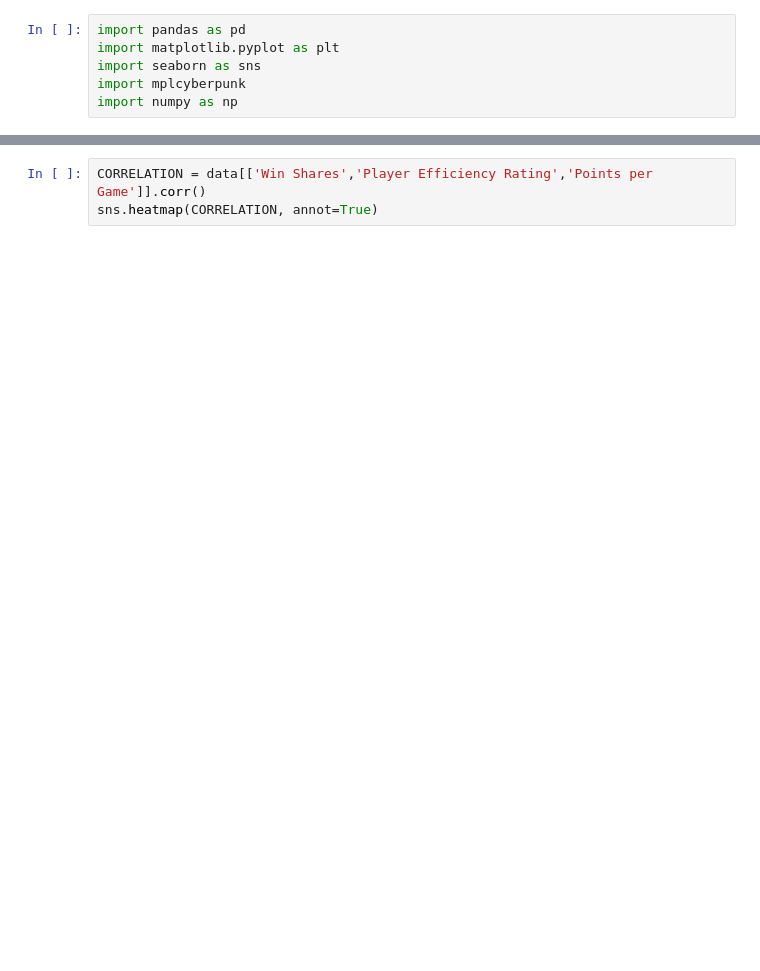
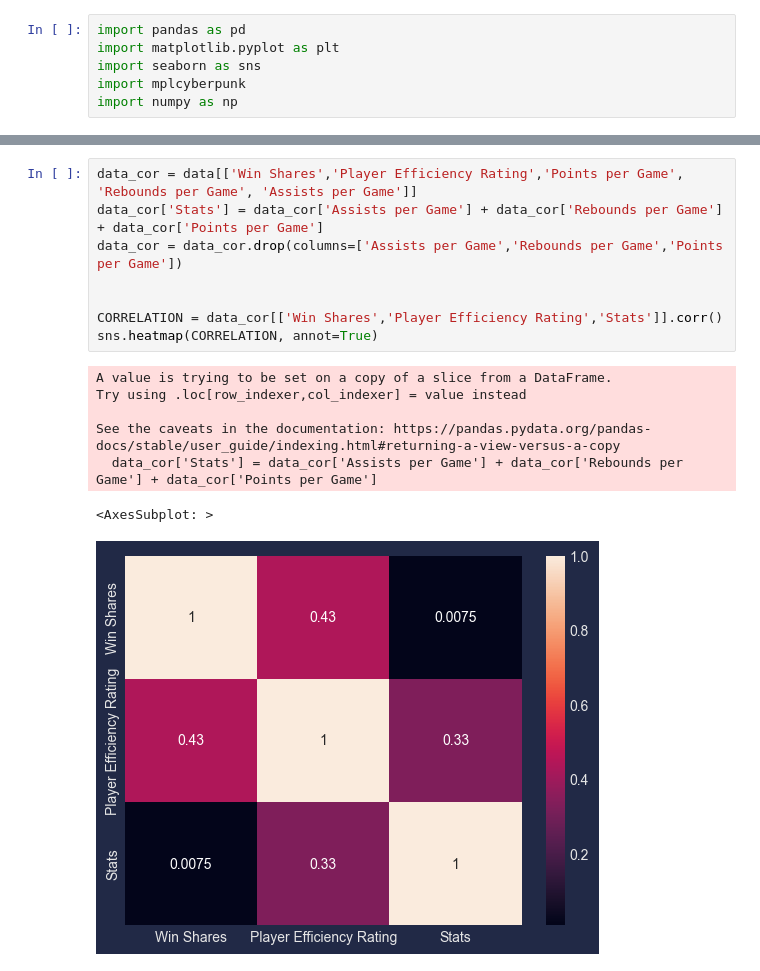
Before and after one commit to jrocarlos/GOAT, a Jupyter notebook: goat.ipynb, the cells around one changed output, grey strips where cells are left out. Saved outputs shown, nothing was run; the diff lists cells and outputs as text; blank space fills up the shorter version.

```diff
--- a/goat.ipynb
+++ b/goat.ipynb
@@ -134,3 +185,16 @@ plt.title('PLAYER IMPACT', fontweight="bold")
-# %%
-CORRELATION = data[['Win Shares','Player Efficiency Rating','Points per Game']].corr()
-sns.heatmap(CORRELATION, annot=True)
+# %%
+data_cor = data[['Win Shares','Player Efficiency Rating','Points per Game', 'Rebounds per Game', 'Assists per Game']]
+data_cor['Stats'] = data_cor['Assists per Game'] + data_cor['Rebounds per Game'] + data_cor['Points per Game']
+data_cor = data_cor.drop(columns=['Assists per Game','Rebounds per Game','Points per Game'])
+
+
+CORRELATION = data_cor[['Win Shares','Player Efficiency Rating','Stats']].corr()
+sns.heatmap(CORRELATION, annot=True)
+# %% [output]
+A value is trying to be set on a copy of a slice from a DataFrame.
+Try using .loc[row_indexer,col_indexer] = value instead
+
+See the caveats in the documentation: https://pandas.pydata.org/pandas-docs/stable/user_guide/indexing.html#returning-a-view-versus-a-copy
+  data_cor['Stats'] = data_cor['Assists per Game'] + data_cor['Rebounds per Game'] + data_cor['Points per Game']
+<AxesSubplot: >
+[figure, added]
```
Also changed, not shown: parts of 9 cells of this notebook.
